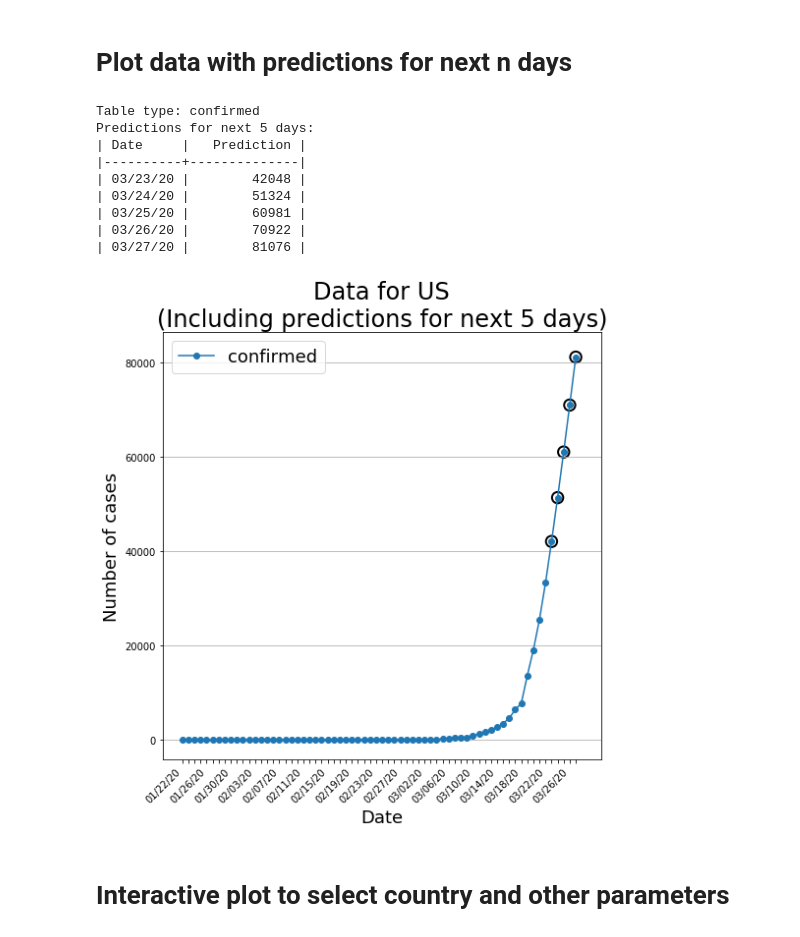
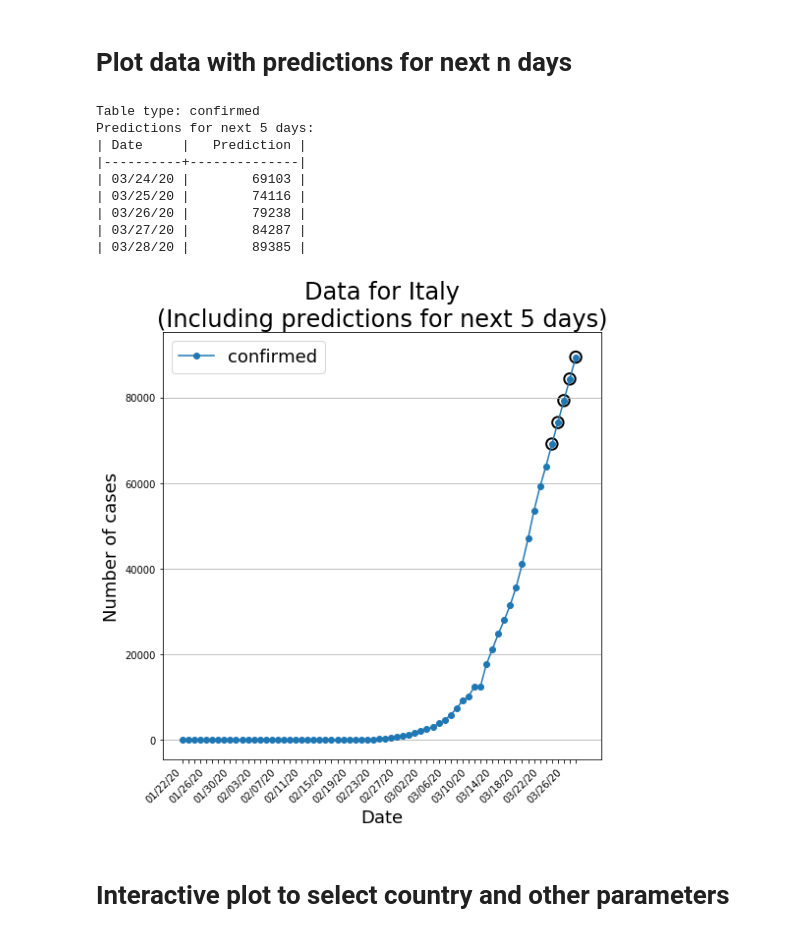
Before and after one commit to arkobarman/covid-19_timeSeriesAnalysis, a Jupyter notebook: time-series-predictions.ipynb, the cells around one changed output. Cells and saved outputs as stored; diff of their text form; code cells hidden in the pictures.

```diff
--- a/time-series-predictions.ipynb
+++ b/time-series-predictions.ipynb
@@ -17,11 +17,17 @@ from tabulate import tabulate
 # This is not recommended but I am doing this to suppress warnings from SARIMAX
 warnings.simplefilter('ignore')
 
-dataDir = os.path.join('data', '03_22_2020_1922hours')
+dataDir = os.path.join('data', '03_23_2020_1939hours')
 # dataDir = '03_21_2020_2219hours'
-confirmedFilename = 'time_series_19-covid-Confirmed.csv'
-deathsFilename = 'time_series_19-covid-Deaths.csv'
-recoveredFilename = 'time_series_19-covid-Recovered.csv'
+
+# These are old files
+# confirmedFilename = 'time_series_19-covid-Confirmed.csv'
+# deathsFilename = 'time_series_19-covid-Deaths.csv'
+# recoveredFilename = 'time_series_19-covid-Recovered.csv'
+
+# Recovered is no longer available from 03/23/2020
+confirmedFilename = 'time_series_covid19_confirmed_global.csv'
+deathsFilename = 'time_series_covid19_deaths_global.csv'
 
 # Countries to ski prediction
 skipPredictionCountriesList = ['China', 'Korea, South', 'Singapore', 'Taiwan*']
@@ -30,7 +36,8 @@ skipPredictionCountriesList = ['China', 'Korea, South', 'Singapore', 'Taiwan*']
 covidFrDict = {}
 covidFrDict['confirmed'] = pd.read_csv(os.path.join(dataDir, confirmedFilename))
 covidFrDict['deaths'] = pd.read_csv(os.path.join(dataDir, deathsFilename))
-covidFrDict['recovered'] = pd.read_csv(os.path.join(dataDir, recoveredFilename))
+# Recovered is no longer available from 03/23/2020
+# covidFrDict['recovered'] = pd.read_csv(os.path.join(dataDir, recoveredFilename))
 covidFrDict['confirmed']
 # %% [output]
 |  | Province/State | Country/Region | Lat | Long | 1/22/20 | 1/23/20 | 1/24/20 | 1/25/20 | 1/26/20 | ... |
@@ -211,26 +218,26 @@ def getPredictionsForFuture(countryName,
     if returnResults:
         return allData, predData
 # %%
-allData, predData = getPredictionsForFuture('US',
+allData, predData = getPredictionsForFuture('Italy',
                                             invertible=False,
                                             plot=True,
                                             logScale=False,
                                             printResults=True,
                                             nDays=5,
                                             tablesToUse=['confirmed'],
                                             grid='y',
                                             returnResults=True)
 # %% [output]
 Table type: confirmed
 Predictions for next 5 days:
 | Date     |   Prediction |
 |----------+--------------|
-| 03/23/20 |        42048 |
-| 03/24/20 |        51324 |
-| 03/25/20 |        60981 |
-| 03/26/20 |        70922 |
-| 03/27/20 |        81076 |
+| 03/24/20 |        69103 |
+| 03/25/20 |        74116 |
+| 03/26/20 |        79238 |
+| 03/27/20 |        84287 |
+| 03/28/20 |        89385 |
-[figure, old version]
+[figure, new version]
 # %% [markdown]
 # Interactive plot to select country and other parameters
 # %%
```
Also changed, not shown: parts of 17 cells of this notebook, 5 other files.
